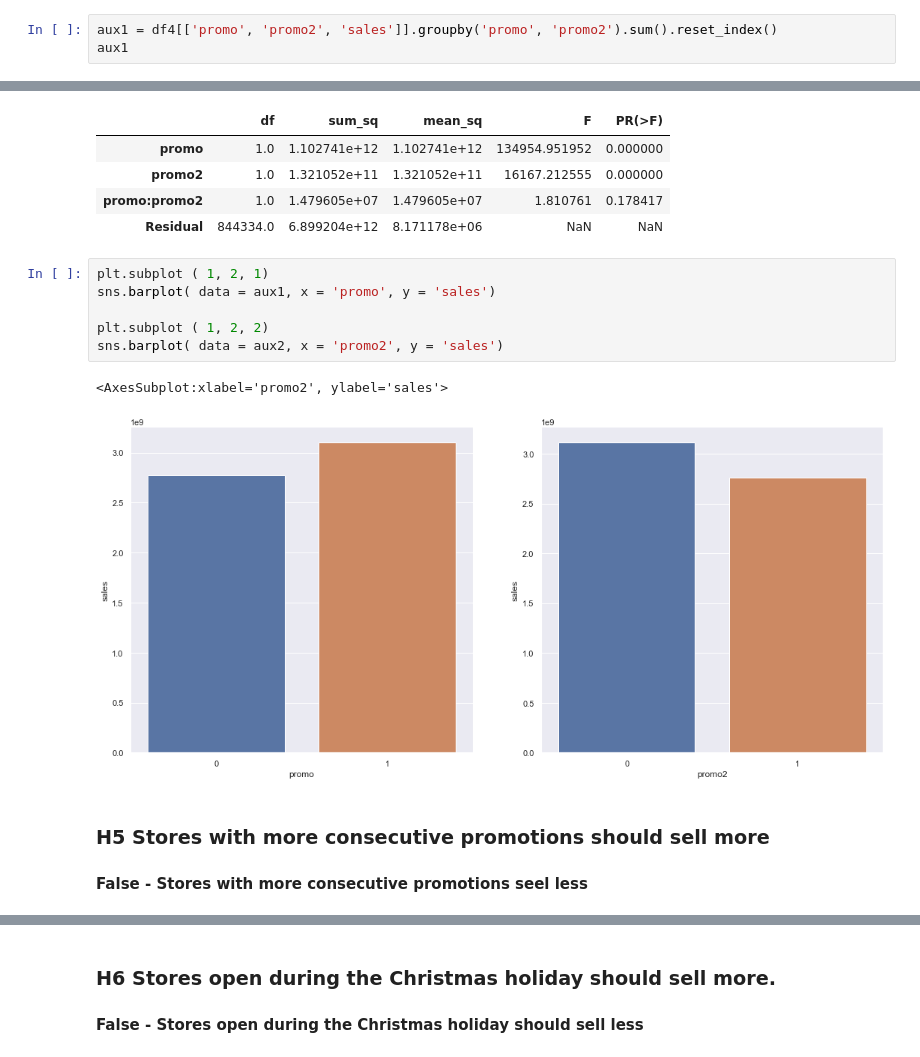
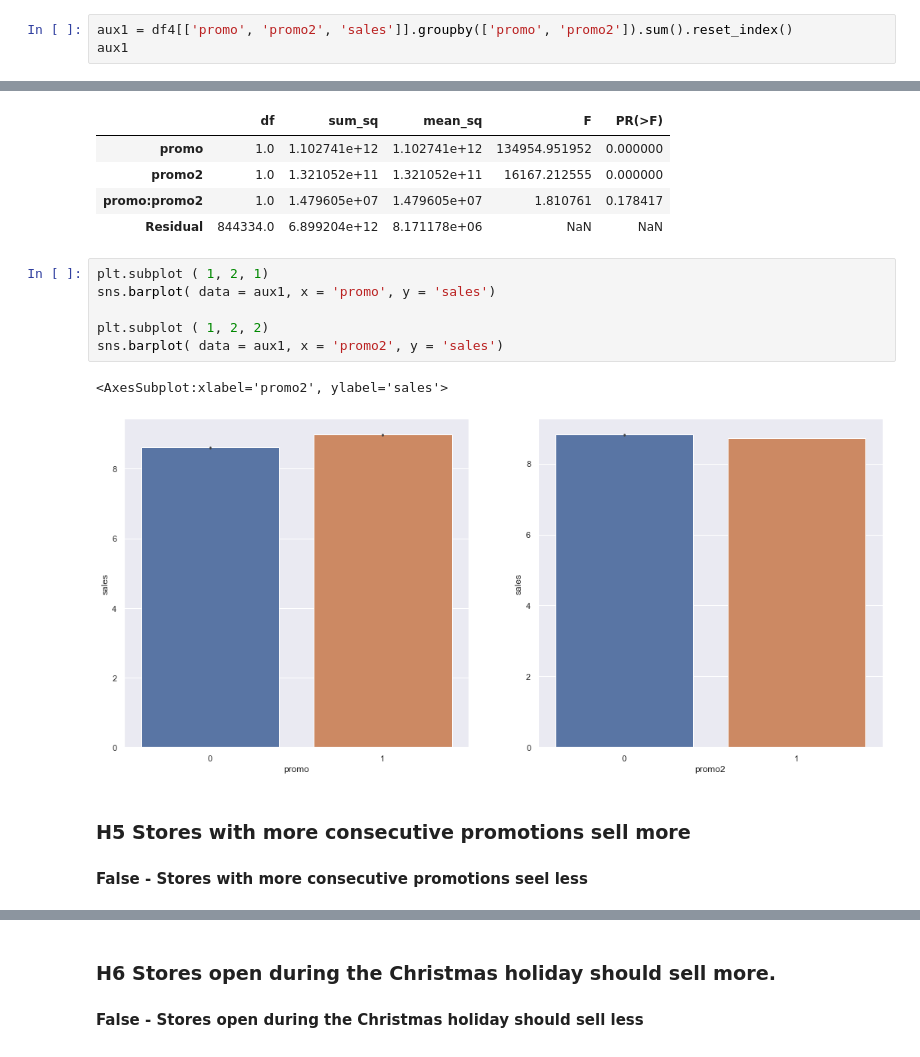
Before and after one commit to andreaugustorossi/Rossmann-Kaggle, a Jupyter notebook: Rossmann_Time_Series.ipynb, the cells around one changed output, grey strips where cells are left out. Saved outputs shown, nothing was run; the diff lists cells and outputs as text.

```diff
--- a/Rossmann_Time_Series.ipynb
+++ b/Rossmann_Time_Series.ipynb
@@ -792,6 +792,6 @@ plt.show()
 #### True - Stores in promo 1 sell more
 #### False - Stores in extended promo (promo 2) sell less
 # %%
-aux1 = df4[['promo', 'promo2', 'sales']].groupby('promo', 'promo2').sum().reset_index()
+aux1 = df4[['promo', 'promo2', 'sales']].groupby(['promo', 'promo2']).sum().reset_index()
 aux1
 # %% [output]
@@ -815,14 +817,14 @@ result
 # %%
 plt.subplot ( 1, 2, 1)
 sns.barplot( data = aux1, x = 'promo', y = 'sales')
 
 plt.subplot ( 1, 2, 2)
-sns.barplot( data = aux2, x = 'promo2', y = 'sales')
+sns.barplot( data = aux1, x = 'promo2', y = 'sales')
 # %% [output]
 <AxesSubplot:xlabel='promo2', ylabel='sales'>
-[figure, old version]
+[figure, new version]
 # %% [markdown]
-### H5 Stores with more consecutive promotions should sell more
+### H5 Stores with more consecutive promotions sell more
 #### False - Stores with more consecutive promotions seel less
 # %%
 aux = df4[['promo', 'promo2', 'sales']].groupby( ['promo', 'promo2'] ).sum().reset_index()
```
Also changed, not shown: parts of 6 cells of this notebook.
